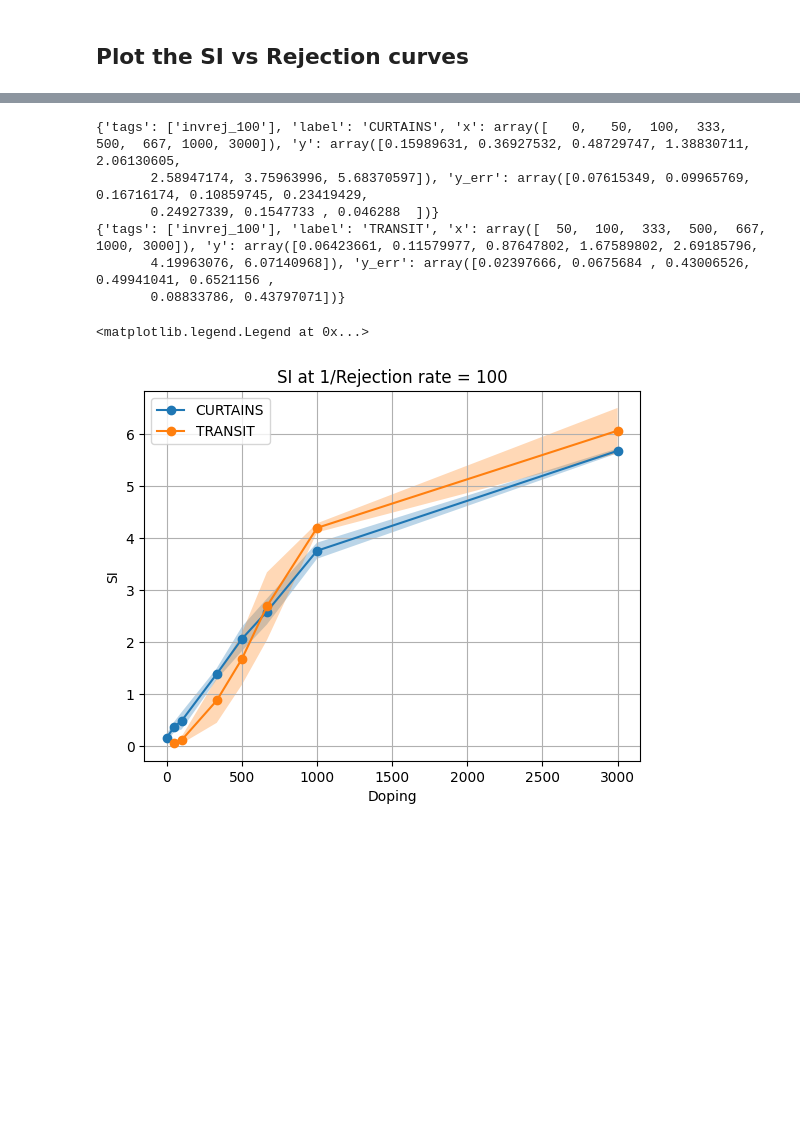
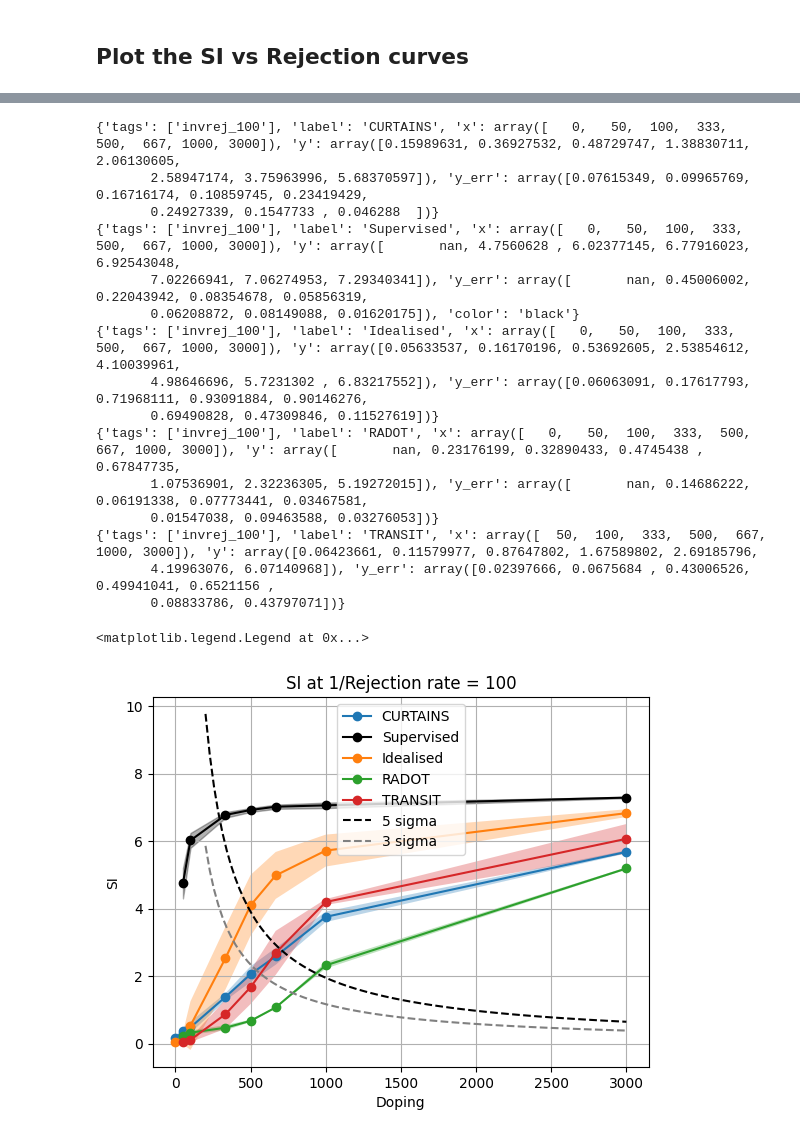
Before and after one commit to IvanOleksiyuk/transit-hep, a Jupyter notebook: twinturbo/scripts/final_plots.ipynb, the cells around one changed output, grey strips where cells are left out. Saved outputs shown, nothing was run; the diff lists cells and outputs as text; code cells hidden in the pictures; blank space fills up the shorter version.

```diff
--- a/twinturbo/scripts/final_plots.ipynb
+++ b/twinturbo/scripts/final_plots.ipynb
@@ -135,6 +210,38 @@ def get_y_and_std_curves(curves, x):
     for curve in curves:
         y += [linear_interpolation(curve[0], curve[1], x)]
     return np.mean(y), np.std(y)
+# %%
+n_dope_per_run=[0, 50, 100, 333, 500, 667, 1000, 3000]
+runs = [0, 1, 2, 4, 5, 6, 7, 8]
+def getSI_vs_doping_CURTAINS(target_inv_rej):
+    # plt.figure()
+    SIs =[]
+    SI_stds = []
+    for run, doping in zip(runs, n_dope_per_run):
+        SI_rejs = []
+        for seed in range(5):
+            SI_curve_file = f"/home/users/o/oleksiyu/WORK/hyperproject/lit/curtains/run_{run}/seed_{seed}/SI_v_rej.npy"
+            SI_rej = np.load(SI_curve_file)
+            SI_rej[0] = np.flip(SI_rej[0])
+            SI_rej[1] = np.flip(SI_rej[1])
+            SI_rejs += [SI_rej]
+        y, y_std = get_y_and_std_curves(SI_rejs, target_inv_rej)
+        SIs += [y]
+        SI_stds += [y_std]
+    return SIs, SI_stds
+# %%
+SIs_RADOT_100, SIs_RADOT_100_err = getSI_vs_doping_CURTAINS(100)
+SI_vs_rejinv_curves += [{"tags": ["invrej_100"],
+                         "label": "CURTAINS",
+                         "x": np.array(n_dope_per_run),
+                         "y": np.array(SIs_RADOT_100),
+                         "y_err": np.array(SIs_RADOT_100_err)}]
+SIs_RADOT_1000, SIs_RADOT_1000_err = getSI_vs_doping_CURTAINS(1000)
+SI_vs_rejinv_curves += [{"tags": ["invrej_1000"],
+                         "label": "CURTAINS",
+                         "x": np.array(n_dope_per_run),
+                         "y": np.array(SIs_RADOT_1000),
+                         "y_err": np.array(SIs_RADOT_1000_err)}]
 # %%
 # get curves for curtains
 n_dope_per_run=[0, 50, 100, 333, 500, 667, 1000, 3000]
@@ -218,25 +345,42 @@ SI_vs_rejinv_curves += [{"tags": ["invrej_1000"],
                          "y_err": SI_errs}]
 # %%
 rej_target = 100
+curve_order = ["Supervised", "Idealised", "CURTAINS", "RADOT", "TRANSIT"]
 for curve in SI_vs_rejinv_curves:
     if f"invrej_{rej_target}" in curve["tags"]:
         print(curve)
-        plt.plot(curve["x"], curve["y"], marker='o', label=curve["label"])
-        plt.fill_between(curve["x"], curve["y"]-curve["y_err"], curve["y"]+curve["y_err"], alpha=0.3)
+        plt.plot(curve["x"], curve["y"], marker='o', label=curve["label"], color = curve.get("color", None))
+        if curve.get("color", None) is not None:
+            plt.fill_between(curve["x"], curve["y"]-curve["y_err"], curve["y"]+curve["y_err"], alpha=0.3, color = curve["color"])
+        else:
+            plt.fill_between(curve["x"], curve["y"]-curve["y_err"], curve["y"]+curve["y_err"], alpha=0.3)
 plt.grid()
+n_dope_per_run_plot = np.linspace(200, 3000, 100)
+plt.plot(n_dope_per_run_plot, 5/(n_dope_per_run_plot/np.sqrt(N_EVENTS_SR)), color="black", label="5 sigma", linestyle="--")
+n_dope_per_run_plot = np.linspace(200, 3000, 100)
+plt.plot(n_dope_per_run_plot, 3/(n_dope_per_run_plot/np.sqrt(N_EVENTS_SR)), color="gray", label="3 sigma", linestyle="--")
 plt.ylabel("SI")
 plt.xlabel("Doping")
 plt.title(f"SI at 1/Rejection rate = {rej_target}")
 plt.legend()
 # %% [output]
 {'tags': ['invrej_100'], 'label': 'CURTAINS', 'x': array([   0,   50,  100,  333,  500,  667, 1000, 3000]), 'y': array([0.15989631, 0.36927532, 0.48729747, 1.38830711, 2.06130605,
        2.58947174, 3.75963996, 5.68370597]), 'y_err': array([0.07615349, 0.09965769, 0.16716174, 0.10859745, 0.23419429,
        0.24927339, 0.1547733 , 0.046288  ])}
+{'tags': ['invrej_100'], 'label': 'Supervised', 'x': array([   0,   50,  100,  333,  500,  667, 1000, 3000]), 'y': array([       nan, 4.7560628 , 6.02377145, 6.77916023, 6.92543048,
+       7.02266941, 7.06274953, 7.29340341]), 'y_err': array([       nan, 0.45006002, 0.22043942, 0.08354678, 0.05856319,
+       0.06208872, 0.08149088, 0.01620175]), 'color': 'black'}
+{'tags': ['invrej_100'], 'label': 'Idealised', 'x': array([   0,   50,  100,  333,  500,  667, 1000, 3000]), 'y': array([0.05633537, 0.16170196, 0.53692605, 2.53854612, 4.10039961,
+       4.98646696, 5.7231302 , 6.83217552]), 'y_err': array([0.06063091, 0.17617793, 0.71968111, 0.93091884, 0.90146276,
+       0.69490828, 0.47309846, 0.11527619])}
+{'tags': ['invrej_100'], 'label': 'RADOT', 'x': array([   0,   50,  100,  333,  500,  667, 1000, 3000]), 'y': array([       nan, 0.23176199, 0.32890433, 0.4745438 , 0.67847735,
+       1.07536901, 2.32236305, 5.19272015]), 'y_err': array([       nan, 0.14686222, 0.06191338, 0.07773441, 0.03467581,
+       0.01547038, 0.09463588, 0.03276053])}
 {'tags': ['invrej_100'], 'label': 'TRANSIT', 'x': array([  50,  100,  333,  500,  667, 1000, 3000]), 'y': array([0.06423661, 0.11579977, 0.87647802, 1.67589802, 2.69185796,
        4.19963076, 6.07140968]), 'y_err': array([0.02397666, 0.0675684 , 0.43006526, 0.49941041, 0.6521156 ,
        0.08833786, 0.43797071])}
 <matplotlib.legend.Legend at 0x...>
-[figure, old version]
+[figure, new version]
 # %%
 
 rej_target = 1000
```
Also changed, not shown: parts of 7 cells of this notebook, 39 other files.
